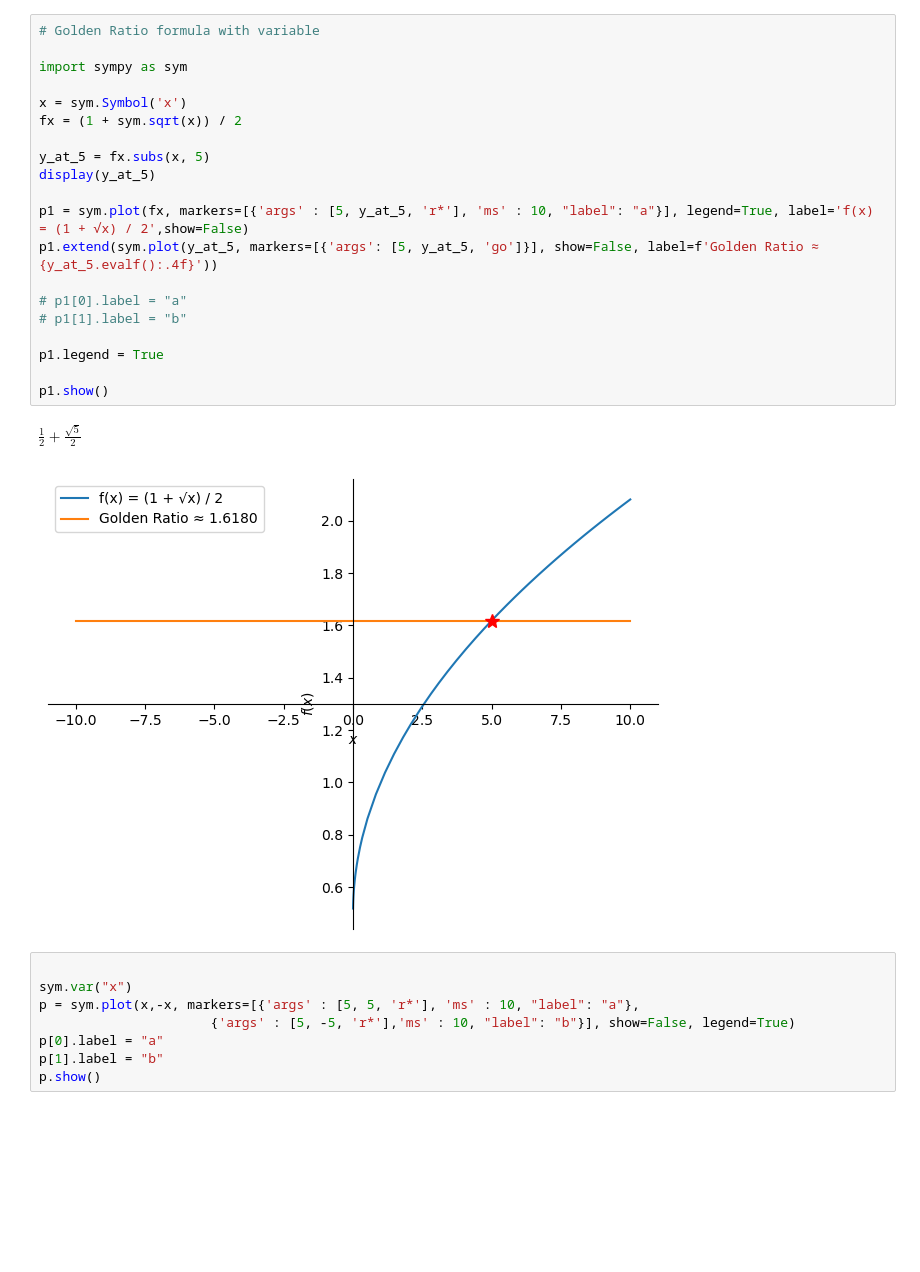
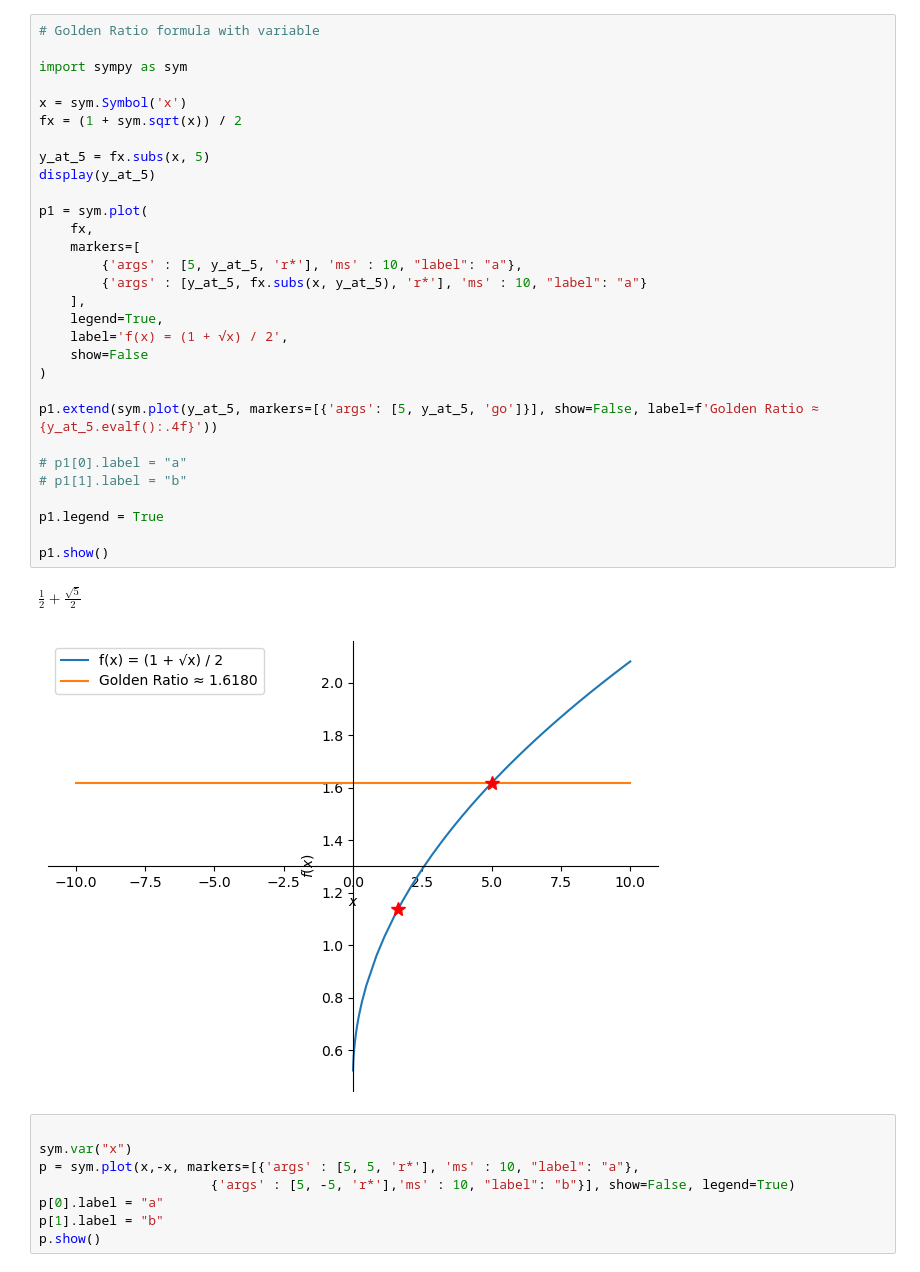
Before and after one commit to BrentGrammer/Python-Image-Processing, a Jupyter notebook: playground.ipynb, the cells around one changed output. Cells and saved outputs as stored; diff of their text form; blank space fills up the shorter version.

```diff
--- a/playground.ipynb
+++ b/playground.ipynb
@@ -1,26 +1,36 @@
 # %%
 # Golden Ratio formula with variable
 
 import sympy as sym
 
 x = sym.Symbol('x')
 fx = (1 + sym.sqrt(x)) / 2
 
 y_at_5 = fx.subs(x, 5)
 display(y_at_5)
 
-p1 = sym.plot(fx, markers=[{'args' : [5, y_at_5, 'r*'], 'ms' : 10, "label": "a"}], legend=True, label='f(x) = (1 + √x) / 2',show=False)
+p1 = sym.plot(
+    fx,
+    markers=[
+        {'args' : [5, y_at_5, 'r*'], 'ms' : 10, "label": "a"},
+        {'args' : [y_at_5, fx.subs(x, y_at_5), 'r*'], 'ms' : 10, "label": "a"}
+    ],
+    legend=True,
+    label='f(x) = (1 + √x) / 2',
+    show=False
+)
+
 p1.extend(sym.plot(y_at_5, markers=[{'args': [5, y_at_5, 'go']}], show=False, label=f'Golden Ratio ≈ {y_at_5.evalf():.4f}'))
 
 # p1[0].label = "a"
 # p1[1].label = "b"
 
 p1.legend = True
 
 p1.show()
 # %% [output]
 $\displaystyle \frac{1}{2} + \frac{\sqrt{5}}{2}$
-[figure, old version]
+[figure, new version]
 # %%
 
 sym.var("x")
```
Also changed, not shown: 1 other file.
